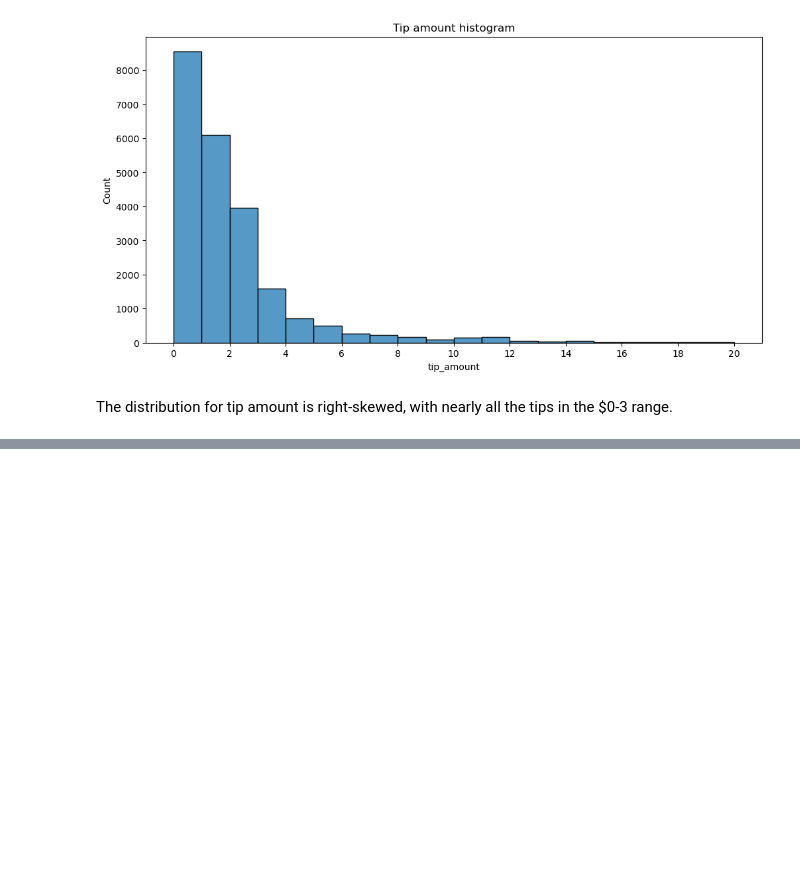
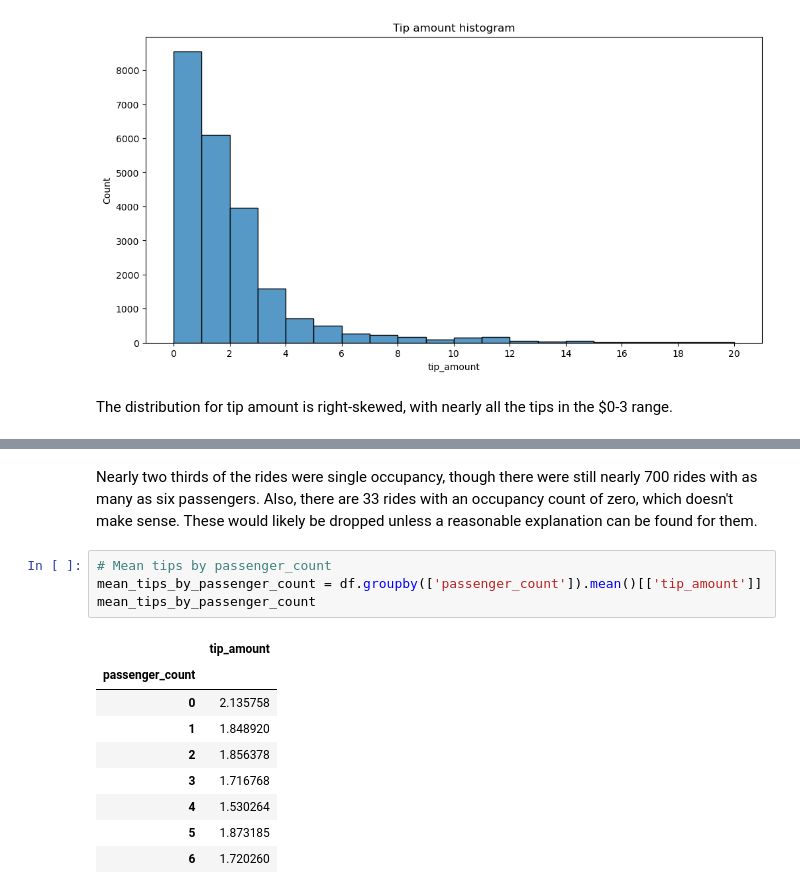
Before and after one commit to Alexandreroger/Myportfolio, a Jupyter notebook: Automatidata/2. EDA.ipynb, the cells around one changed output, grey strips where cells are left out. Saved outputs shown, nothing was run; the diff lists cells and outputs as text; blank space fills up the shorter version.

```diff
--- a/Automatidata/2. EDA.ipynb
+++ b/Automatidata/2. EDA.ipynb
@@ -115,0 +162,16 @@ The distribution for tip amount is right-skewed, with nearly all the tips in the
+# %% [markdown]
+Nearly two thirds of the rides were single occupancy, though there were still nearly 700 rides with as many as six passengers. Also, there are 33 rides with an occupancy count of zero, which doesn't make sense. These would likely be dropped unless a reasonable explanation can be found for them.
+# %%
+# Mean tips by passenger_count
+mean_tips_by_passenger_count = df.groupby(['passenger_count']).mean()[['tip_amount']]
+mean_tips_by_passenger_count
+# %% [output]
+|  | tip_amount |
+| passenger_count |  |
+| 0 | 2.135758 |
+| 1 | 1.848920 |
+| 2 | 1.856378 |
+| 3 | 1.716768 |
+| 4 | 1.530264 |
+| 5 | 1.873185 |
+| 6 | 1.720260 |
```
Also changed, not shown: parts of 9 cells of this notebook.
